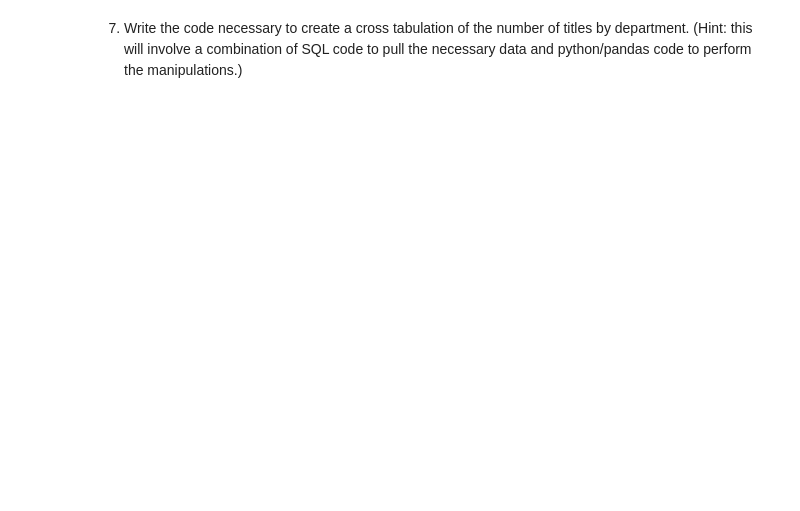
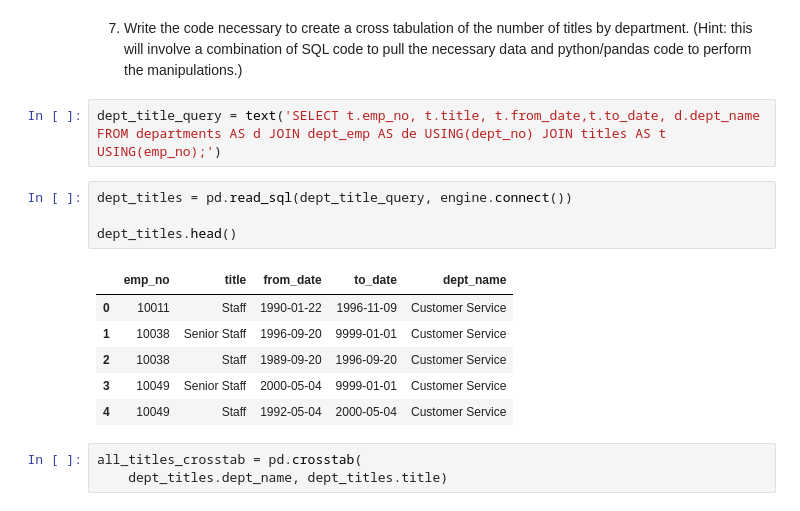
Before and after one commit to Msalazar2/numpy-pandas-visualization-exercises, a Jupyter notebook: advanced_dataframes.ipynb, the cells around one changed output. Cells and saved outputs as stored; diff of their text form; blank space fills up the shorter version.

```diff
--- a/advanced_dataframes.ipynb
+++ b/advanced_dataframes.ipynb
@@ -587,2 +599,18 @@ new_df.head()
 # %% [markdown]
 7. Write the code necessary to create a cross tabulation of the number of titles by department. (Hint: this will involve a combination of SQL code to pull the necessary data and python/pandas code to perform the manipulations.)
+# %%
+dept_title_query = text('SELECT t.emp_no, t.title, t.from_date,t.to_date, d.dept_name FROM departments AS d JOIN dept_emp AS de USING(dept_no) JOIN titles AS t USING(emp_no);')
+# %%
+dept_titles = pd.read_sql(dept_title_query, engine.connect())
+
+dept_titles.head()
+# %% [output]
+|  | emp_no | title | from_date | to_date | dept_name |
+| 0 | 10011 | Staff | 1990-01-22 | 1996-11-09 | Customer Service |
+| 1 | 10038 | Senior Staff | 1996-09-20 | 9999-01-01 | Customer Service |
+| 2 | 10038 | Staff | 1989-09-20 | 1996-09-20 | Customer Service |
+| 3 | 10049 | Senior Staff | 2000-05-04 | 9999-01-01 | Customer Service |
+| 4 | 10049 | Staff | 1992-05-04 | 2000-05-04 | Customer Service |
+# %%
+all_titles_crosstab = pd.crosstab(
+    dept_titles.dept_name, dept_titles.title)
```
Also changed, not shown: parts of 4 cells of this notebook, 2 other files.
